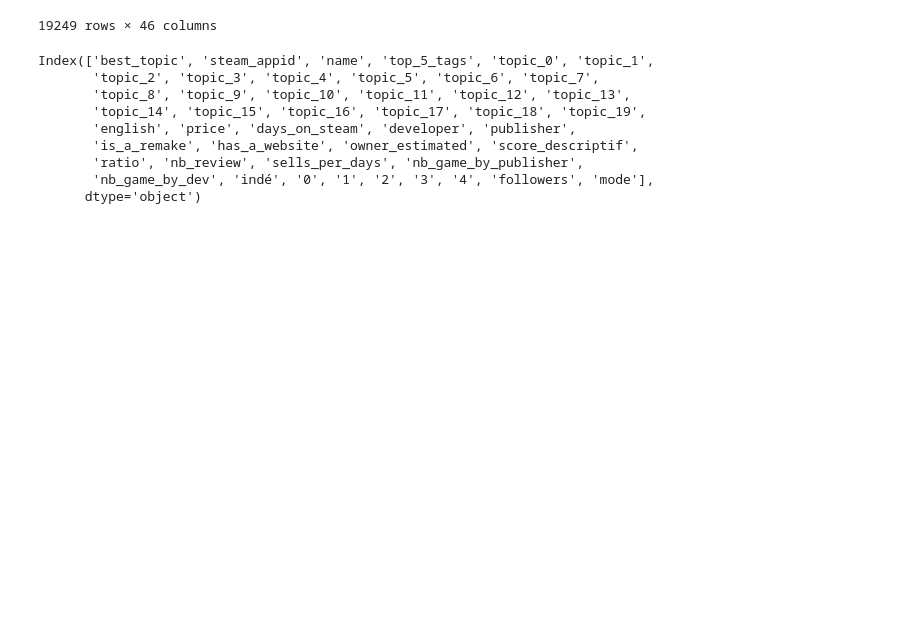
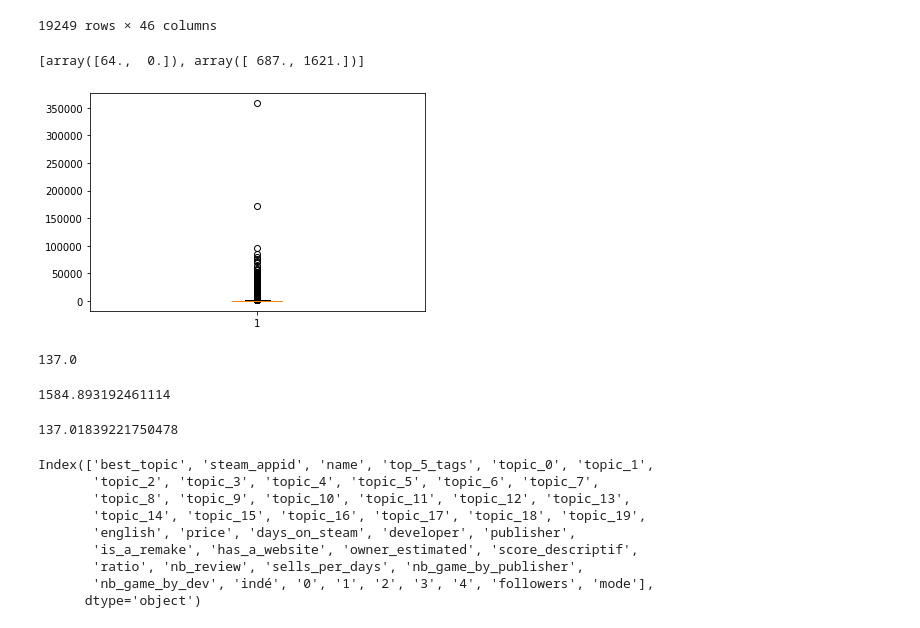
Before and after one commit to Rvanelven/steamator, a Jupyter notebook: notebooks/Test_final.ipynb, the cells around one changed output. Saved outputs shown, nothing was run; the diff lists cells and outputs as text; code cells hidden in the pictures; blank space fills up the shorter version.

```diff
--- a/notebooks/Test_final.ipynb
+++ b/notebooks/Test_final.ipynb
@@ -45,3 +45,9 @@ data
 | 19247 | topic_12 | 1050470 | VR health care (aerobic exercise)... | sports casual vr vr_only 1980s | 0.016183 | 0.016183 | 0.016183 | 0.016183 | 0.016183 | 0.016183 | ... |
 | 19248 | topic_5 | 1050730 | Uriel’s Chasm 3: Gelshock | action casual rpg strategy 1980s | 0.015605 | 0.015605 | 0.015605 | 0.015605 | 0.015605 | 0.703513 | ... |
 19249 rows × 46 columns
+# %%
+B = plt.boxplot(data.followers)
+[item.get_ydata() for item in B['whiskers']]
+# %% [output]
+[array([64.,  0.]), array([ 687., 1621.])]
+[figure, added]
@@ -48,3 +56,15 @@ data
+# %%
+data_correction.followers.median()
+# %% [output]
+137.0
+# %%
+**1.6
+# %% [output]
+1584.893192461114
+# %%
+(10+2)**1.98
+# %% [output]
+137.01839221750478
 # %%
 #data.name = data.name.str.replace(r'[^\x00-\x7F]+', 'Nan')
 #data = data[data.name != 'Nan']
```
Also changed, not shown: parts of 37 cells of this notebook, 3 other files.
